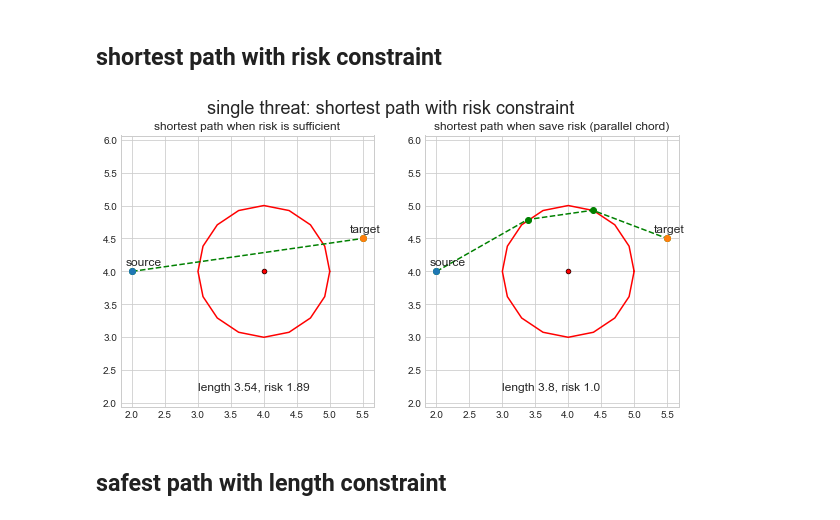
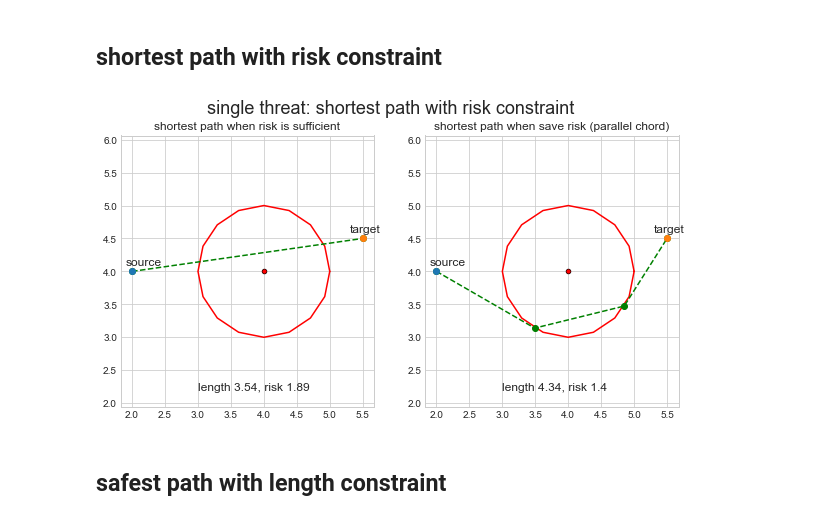
Before and after one commit to Elilgo324/quick-and-safe, a Jupyter notebook: passing_threats/main.ipynb, the cells around one changed output. Cells and saved outputs as stored; diff of their text form; code cells hidden in the pictures.

Commit message:
changed to shortest path

```diff
--- a/passing_threats/main.ipynb
+++ b/passing_threats/main.ipynb
@@ -73,35 +73,35 @@ plt.figure(figsize=(10,5))
 plt.grid(True)
 plt.suptitle('single threat: shortest path with risk constraint', fontsize=suptitle_font)
 
 plt.subplot(1,2,1)
 plt.axis('equal')
 plt.title('shortest path when risk is sufficient', fontsize=font)
 plt.scatter(source.x, source.y, zorder=9)
 plt.scatter(target.x, target.y, zorder=9)
 threat.plot()
 plt.text(source.x - 0.1, source.y + 0.1, 'source', fontsize=font, zorder=10)
 plt.text(target.x - 0.2, target.y + 0.1, 'target', fontsize=font, zorder=10)
 path, length, risk = shortest_path_single_threat(source, target, threat)
 plt.text(3.0, 2.2, f'length {round(length,2)}, risk {round(risk,2)}', fontsize=font, zorder=10)
 plt.plot([p.x for p in path], [p.y for p in path], color='green', linestyle='dashed', zorder=5)
 plt.scatter([p.x for p in path], [p.y for p in path], color='green', zorder=5)
 
 plt.subplot(1,2,2)
 plt.axis('equal')
 plt.title('shortest path when save risk (parallel chord)', fontsize=font)
 plt.scatter(source.x, source.y, zorder=9)
 plt.scatter(target.x, target.y, zorder=9)
 threat.plot()
 plt.text(source.x - 0.1, source.y + 0.1, 'source', fontsize=font, zorder=10)
 plt.text(target.x - 0.2, target.y + 0.1, 'target', fontsize=font, zorder=10)
-path, length, risk = single_threat_shortest_path_with_risk_constraint(source, target, threat, risk_limit=1)
+path, length, risk = single_threat_shortest_path_with_risk_constraint(source, target, threat, risk_limit=1.4)
 plt.text(3.0, 2.2, f'length {round(length,2)}, risk {round(risk,2)}', fontsize=font, zorder=10)
 plt.plot([p.x for p in path], [p.y for p in path], color='green', linestyle='dashed', zorder=5)
 plt.scatter([p.x for p in path], [p.y for p in path], color='green', zorder=5)
 
 plt.savefig('../plots/shortest_one_threat.png')
 # %% [output]
-[figure, old version]
+[figure, new version]
 # %% [markdown]
 ## safest path with length constraint
 # %%
```
Also changed, not shown: 2 other files.
